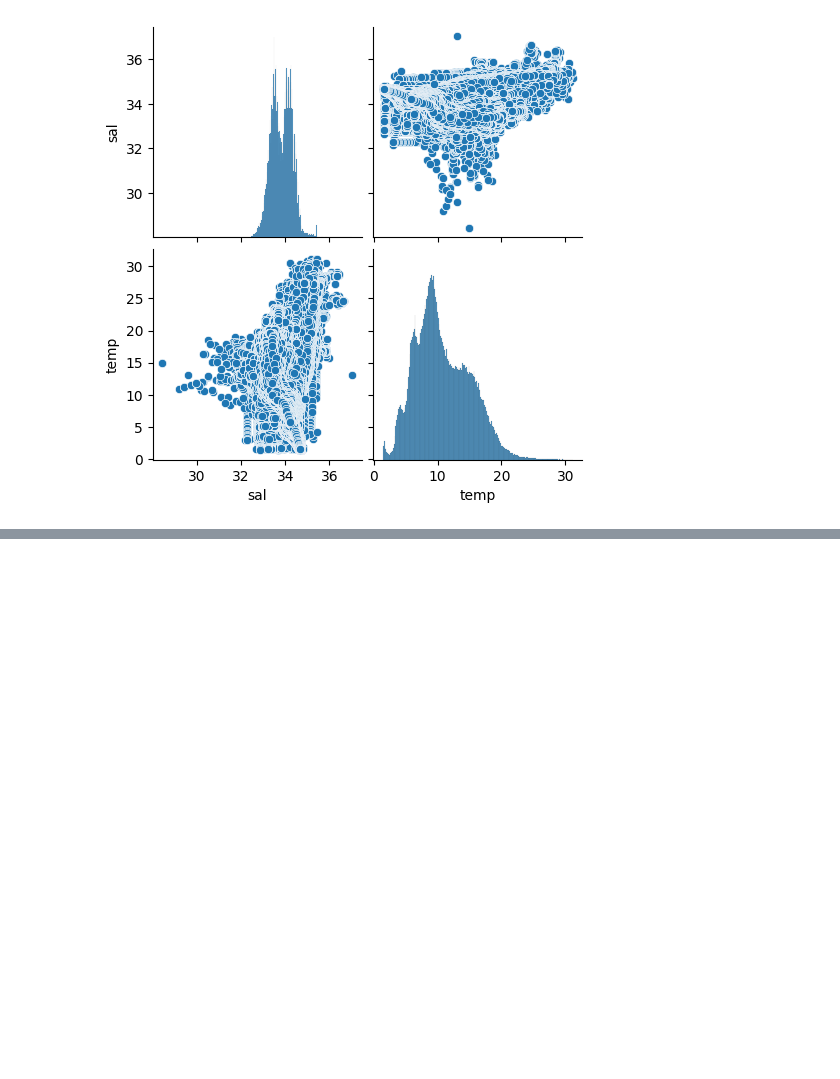
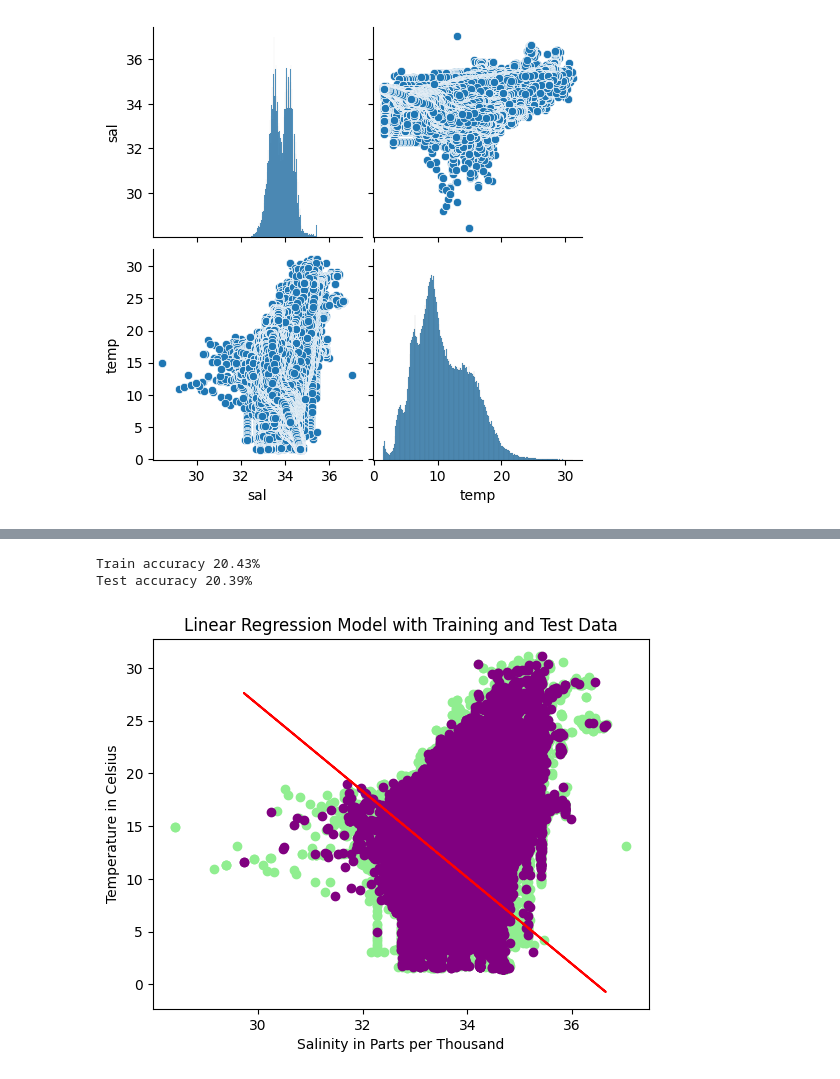
Before and after one commit to Eupene/Regression-analysis, a Jupyter notebook: Predicting_Water_Salinity_and_Temperature.ipynb, the cells around one changed output, grey strips where cells are left out. Cells and saved outputs as stored; diff of their text form; code cells hidden in the pictures; blank space fills up the shorter version.

```diff
--- a/Predicting_Water_Salinity_and_Temperature.ipynb
+++ b/Predicting_Water_Salinity_and_Temperature.ipynb
@@ -315,0 +362,19 @@ sns.pairplot(df_bin)
+# %%
+lm = LinearRegression()
+lm.fit(X_train, y_train)
+y_predict = lm.predict(X_test)
+print(f"Train accuracy {round(lm.score(X_train, y_train)*100,2)}%" )
+print(f"Test accuracy {round(lm.score(X_test, y_test)*100,2)}%" )
+# %% [output]
+Train accuracy 20.43%
+Test accuracy 20.39%
+# %%
+plt.scatter(X_train, y_train, color="#90EE90")
+plt.scatter(X_test, y_test, color="purple")
+plt.plot(X_test, y_predict, color="red")
+plt.xlabel('Salinity in Parts per Thousand')
+plt.ylabel('Temperature in Celsius')
+plt.title('Linear Regression Model with Training and Test Data')
+plt.show()
+# %% [output]
+[figure, added]
```
Also changed, not shown: parts of 4 cells of this notebook.
